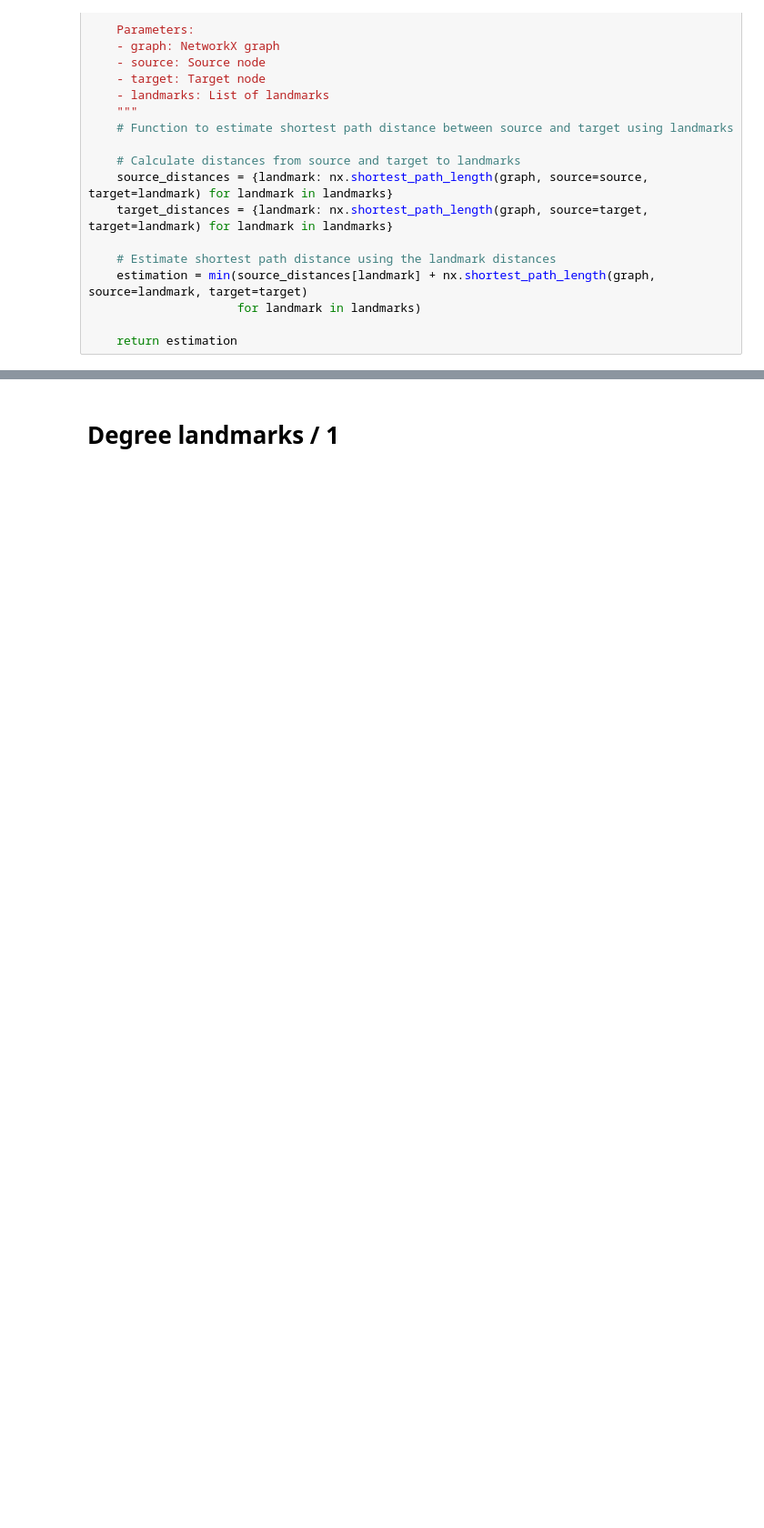
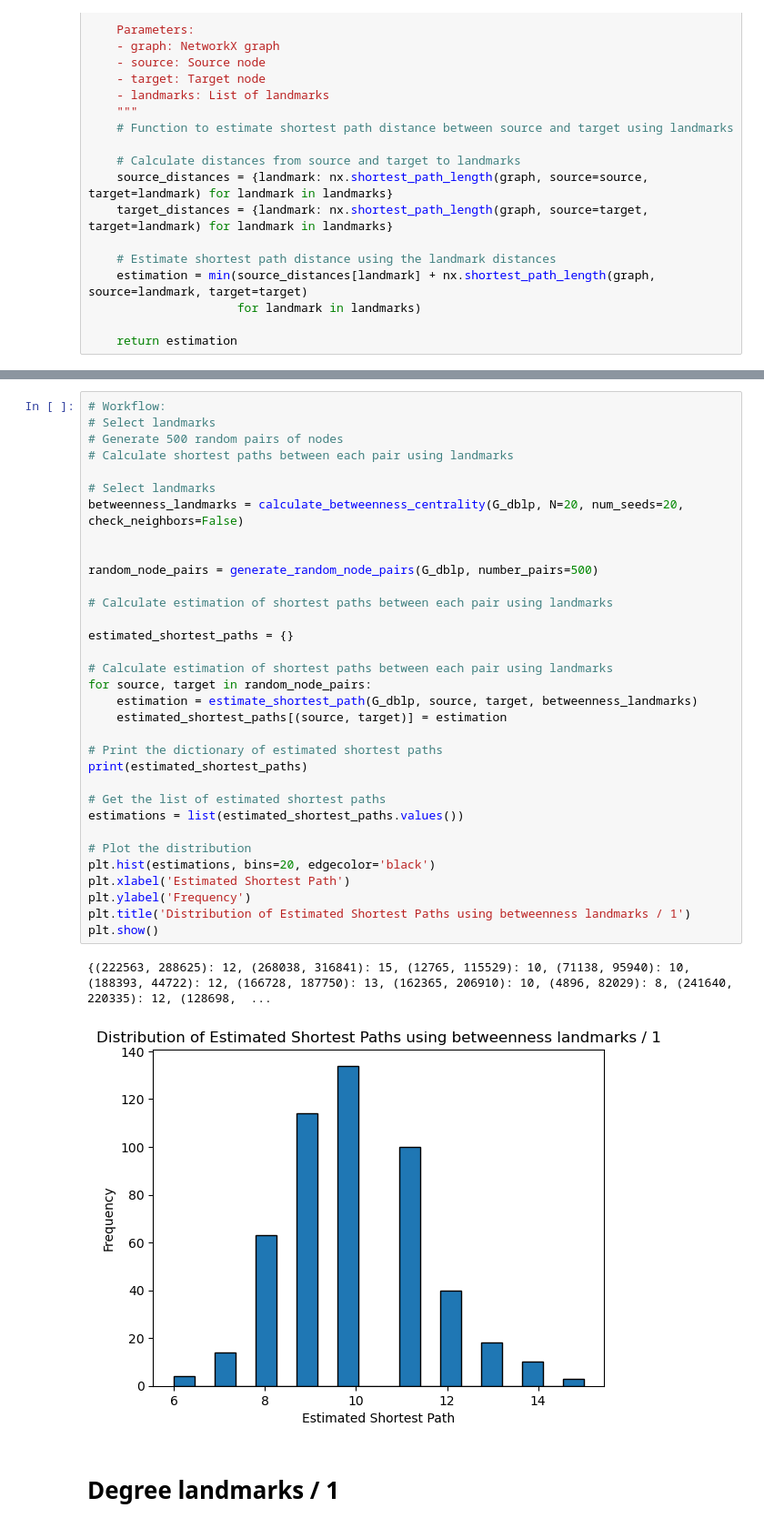
Before and after one commit to vanbuncha/snacs, a Jupyter notebook: project/shortest_path_est.ipynb, the cells around one changed output, grey strips where cells are left out. Shown at 91% size. Cells and saved outputs as stored; diff of their text form; blank space fills up the shorter version.

```diff
--- a/project/shortest_path_est.ipynb
+++ b/project/shortest_path_est.ipynb
@@ -533,3 +607,39 @@ plt.show()
+# %%
+# Workflow:
+# Select landmarks
+# Generate 500 random pairs of nodes
+# Calculate shortest paths between each pair using landmarks
+
+# Select landmarks
+betweenness_landmarks = calculate_betweenness_centrality(G_dblp, N=20, num_seeds=20, check_neighbors=False)
+
+
+random_node_pairs = generate_random_node_pairs(G_dblp, number_pairs=500)
+
+# Calculate estimation of shortest paths between each pair using landmarks
+
+estimated_shortest_paths = {}
+
+# Calculate estimation of shortest paths between each pair using landmarks
+for source, target in random_node_pairs:
+    estimation = estimate_shortest_path(G_dblp, source, target, betweenness_landmarks)
+    estimated_shortest_paths[(source, target)] = estimation
+
+# Print the dictionary of estimated shortest paths
+print(estimated_shortest_paths)
+
+# Get the list of estimated shortest paths
+estimations = list(estimated_shortest_paths.values())
+
+# Plot the distribution
+plt.hist(estimations, bins=20, edgecolor='black')
+plt.xlabel('Estimated Shortest Path')
+plt.ylabel('Frequency')
+plt.title('Distribution of Estimated Shortest Paths using betweenness landmarks / 1')
+plt.show()
+# %% [output]
+{(222563, 288625): 12, (268038, 316841): 15, (12765, 115529): 10, (71138, 95940): 10, (188393, 44722): 12, (166728, 187750): 13, (162365, 206910): 10, (4896, 82029): 8, (241640, 220335): 12, (128698,  ...
+[figure, added]
 # %% [markdown]
 # Degree landmarks / 1
 # %%
```
Also changed, not shown: parts of 29 cells of this notebook, 1 other file.
